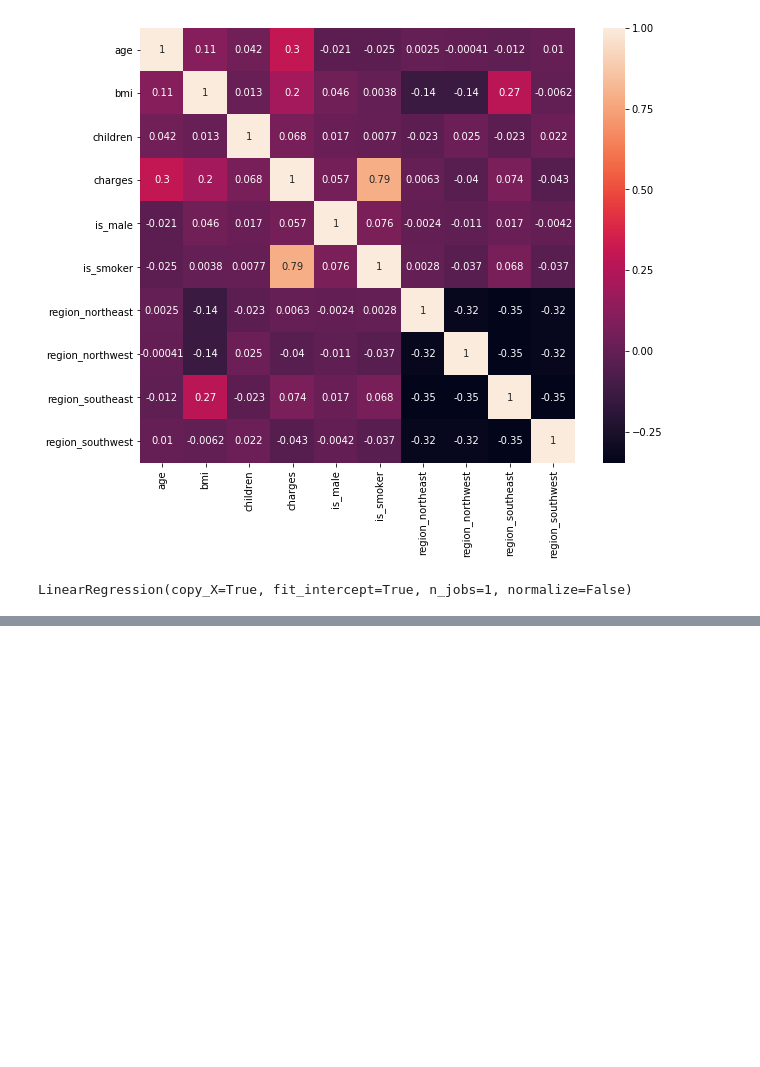
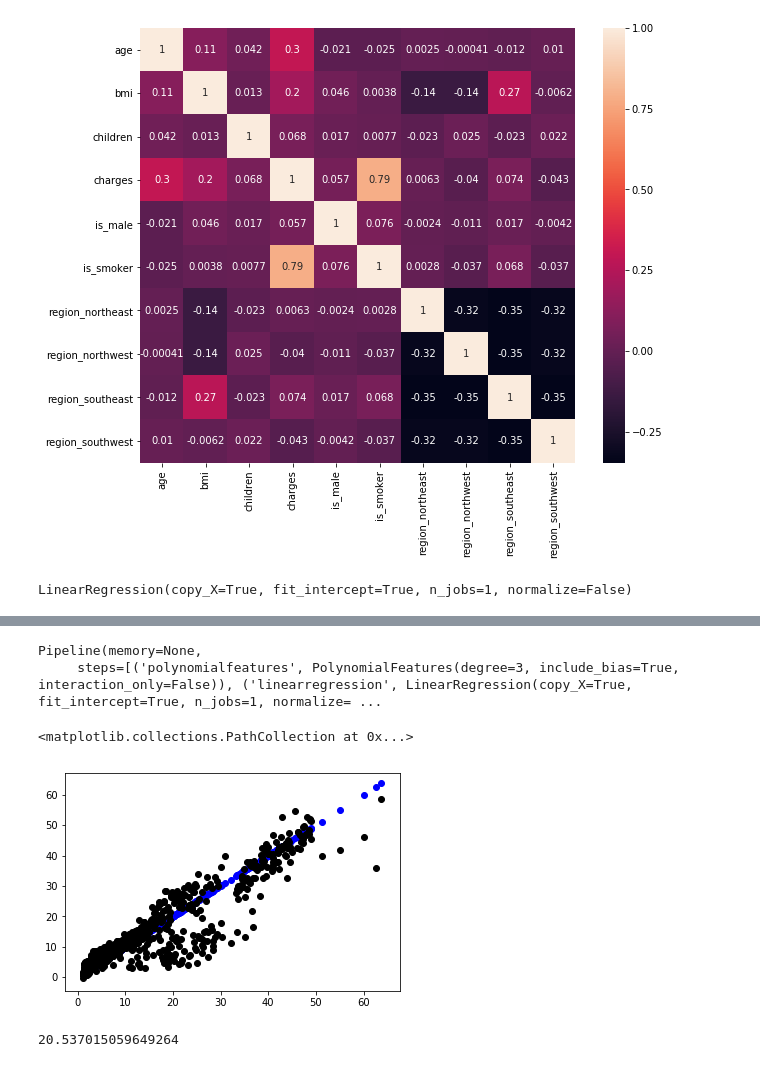
Before and after one commit to ShreyasGithub/python-data-science, a Jupyter notebook: linear_reggression.ipynb, the cells around one changed output, grey strips where cells are left out. Cells and saved outputs as stored; diff of their text form; code cells hidden in the pictures; blank space fills up the shorter version.

```diff
--- a/linear_reggression.ipynb
+++ b/linear_reggression.ipynb
@@ -156,0 +176,27 @@ https://www.kaggle.com/mirichoi0218/insurance
+# %%
+#polynomial regression
+degrees = 3
+polynomial_regression_model = make_pipeline(PolynomialFeatures(degrees),
+                                            LinearRegression())
+
+polynomial_regression_model.fit(train_input, train_output.reshape(-1, 1))
+# %% [output]
+Pipeline(memory=None,
+     steps=[('polynomialfeatures', PolynomialFeatures(degree=3, include_bias=True, interaction_only=False)), ('linearregression', LinearRegression(copy_X=True, fit_intercept=True, n_jobs=1, normalize= ...
+# %%
+train_output_prediction = polynomial_regression_model.predict(train_input)
+train_prediction_list = train_output_prediction.reshape(-1,)
+# %%
+#visualizing results
+pyplot.scatter(train_data_frame['charges'], train_output,\
+    color='blue')
+pyplot.scatter(train_data_frame['charges'], train_prediction_list,\
+    color='black')
+# %% [output]
+<matplotlib.collections.PathCollection at 0x...>
+[figure, added]
+# %%
+#train error
+metrics.mean_squared_error(train_output, train_prediction_list)
+# %% [output]
+20.537015059649264
```
Also changed, not shown: parts of 35 cells of this notebook.
